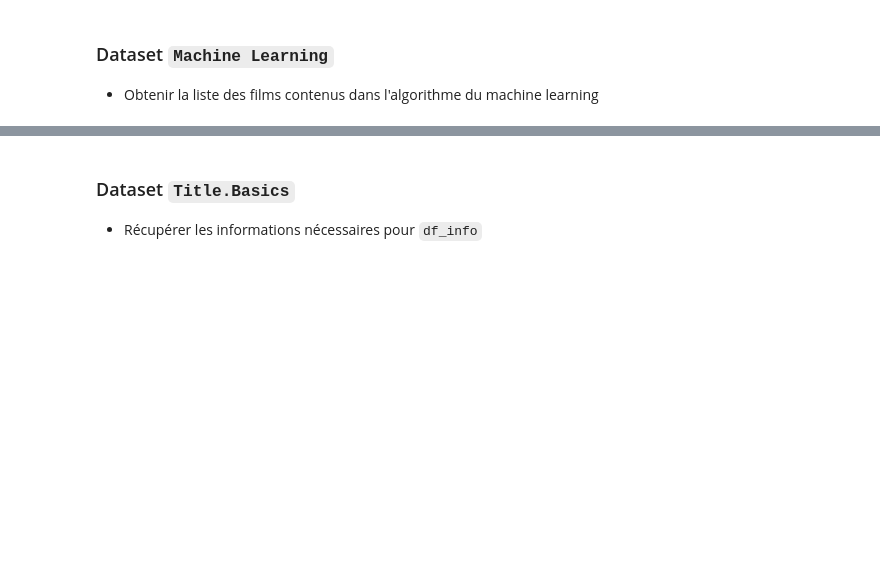
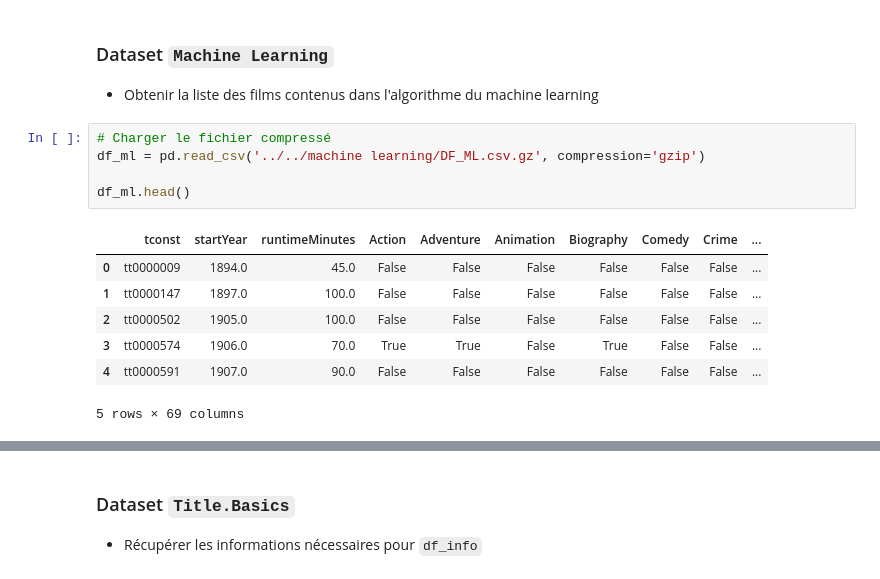
Before and after one commit to jpvt-data/AlgoCinema, a Jupyter notebook: donnees/notebooks/df_info.ipynb, the cells around one changed output, grey strips where cells are left out. Saved outputs shown, nothing was run; the diff lists cells and outputs as text; blank space fills up the shorter version.

```diff
--- a/donnees/notebooks/df_info.ipynb
+++ b/donnees/notebooks/df_info.ipynb
@@ -13,3 +13,16 @@ import pandas as pd
 ### Dataset `Machine Learning`
 
 - Obtenir la liste des films contenus dans l'algorithme du machine learning
+# %%
+# Charger le fichier compressé
+df_ml = pd.read_csv('../../machine learning/DF_ML.csv.gz', compression='gzip')
+
+df_ml.head()
+# %% [output]
+|  | tconst | startYear | runtimeMinutes | Action | Adventure | Animation | Biography | Comedy | Crime | ... |
+| 0 | tt0000009 | 1894.0 | 45.0 | False | False | False | False | False | False | ... |
+| 1 | tt0000147 | 1897.0 | 100.0 | False | False | False | False | False | False | ... |
+| 2 | tt0000502 | 1905.0 | 100.0 | False | False | False | False | False | False | ... |
+| 3 | tt0000574 | 1906.0 | 70.0 | True | True | False | True | False | False | ... |
+| 4 | tt0000591 | 1907.0 | 90.0 | False | False | False | False | False | False | ... |
+5 rows × 69 columns
```
Also changed, not shown: parts of 26 cells of this notebook, 1 other file.
